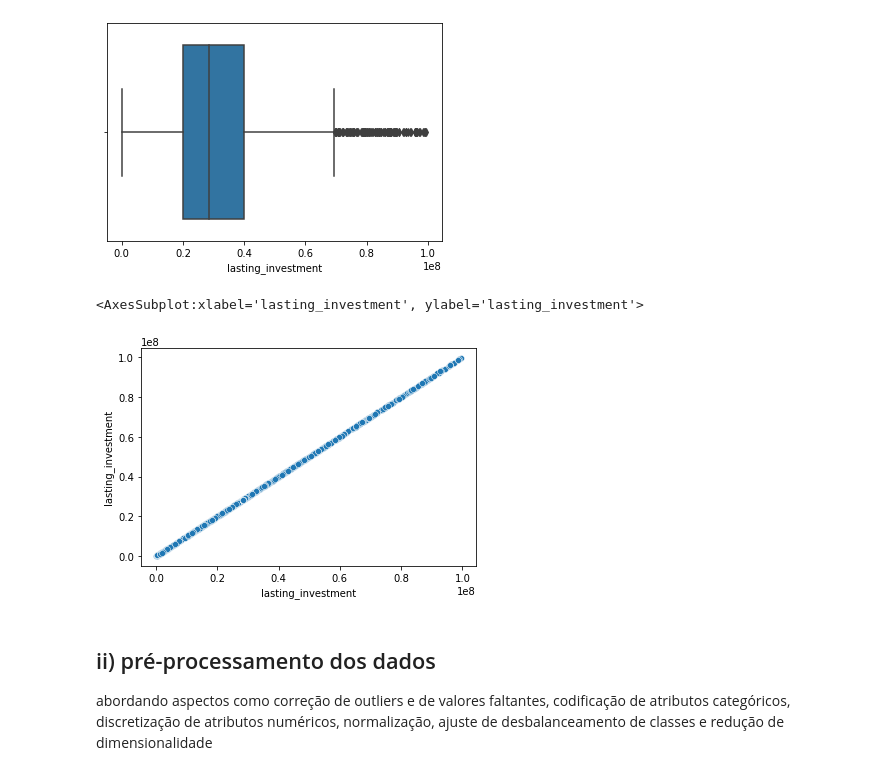
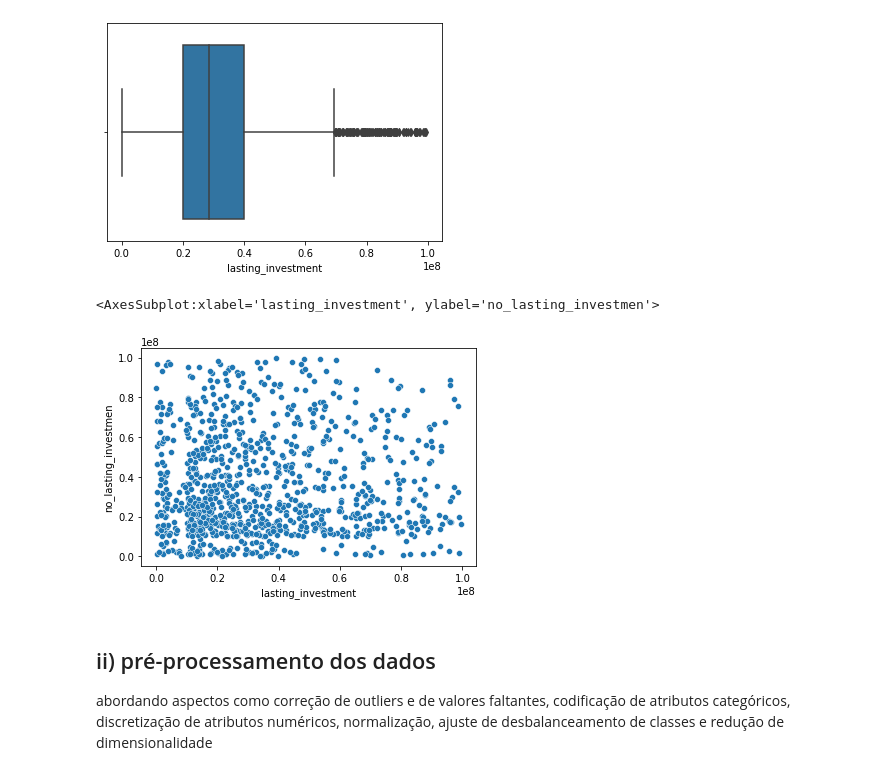
Before and after one commit to kaline/TrabalhoFinalML, a Jupyter notebook: dataset.ipynb, the cells around one changed output. Drawn from its saved outputs; the diff is of its cells as text; code cells hidden in the pictures.

```diff
--- a/dataset.ipynb
+++ b/dataset.ipynb
@@ -172,10 +172,10 @@ sns.boxplot(x=df['lasting_investment'])
 <AxesSubplot:xlabel='lasting_investment'>
 [figure]
 # %%
-sns.scatterplot(data=df, x="lasting_investment", y="lasting_investment")
+sns.scatterplot(data=df, x="lasting_investment", y="no_lasting_investmen")
 # %% [output]
-<AxesSubplot:xlabel='lasting_investment', ylabel='lasting_investment'>
+<AxesSubplot:xlabel='lasting_investment', ylabel='no_lasting_investmen'>
-[figure, old version]
+[figure, new version]
 # %% [markdown]
 ## ii) pré-processamento dos dados
 abordando aspectos como correção de
```
Also changed, not shown: parts of 1 cell of this notebook.
